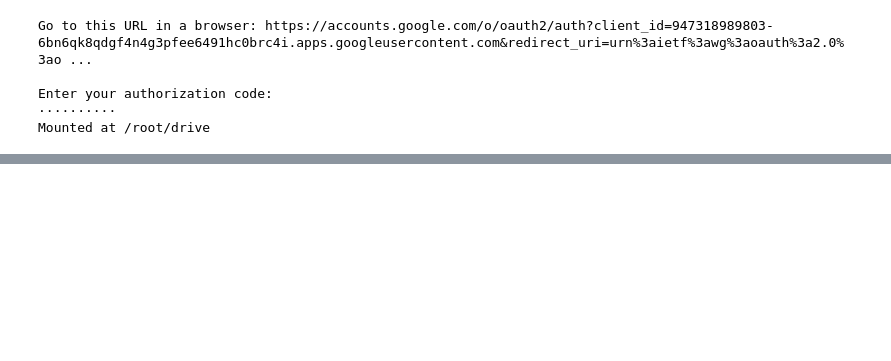
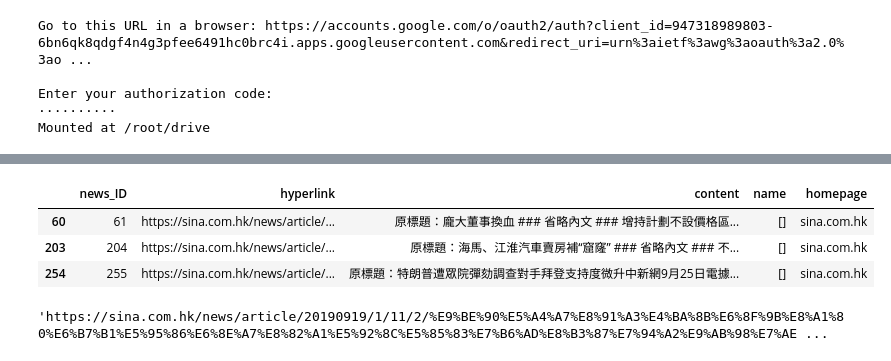
Before and after one commit to ShuYuHuang/nlp4aml, a Jupyter notebook: prep_5kdata_import.ipynb, the cells around one changed output, grey strips where cells are left out. Saved outputs shown, nothing was run; the diff lists cells and outputs as text; code cells hidden in the pictures; blank space fills up the shorter version.

```diff
--- a/prep_5kdata_import.ipynb
+++ b/prep_5kdata_import.ipynb
@@ -51,2 +57,0 @@ def word_seg(x):
-# %%
-data_pd['seg']=data_pd.content.apply(lambda x: word_seg(x))
@@ -57,2 +57,0 @@ SyntaxError: ignored
-# %%
-data_pd['name'][data_pd['name']=='[]']=data_pd['name']
@@ -70,0 +78,9 @@ data_pd['name'][3346][1]
+# %%
+display(data_pd[data_pd['homepage']=='sina.com.hk'][:3])
+display(data_pd['hyperlink'][60])
+# %% [output]
+|  | news_ID | hyperlink | content | name | homepage |
+| 60 | 61 | https://sina.com.hk/news/article/... | 原標題：龐大董事換血 ### 省略內文 ### 增持計劃不設價格區... | [] | sina.com.hk |
+| 203 | 204 | https://sina.com.hk/news/article/... | 原標題：海馬、江淮汽車賣房補“窟窿” ### 省略內文 ### 不... | [] | sina.com.hk |
+| 254 | 255 | https://sina.com.hk/news/article/... | 原標題：特朗普遭眾院彈劾調查對手拜登支持度微升中新網9月25日電據... | [] | sina.com.hk |
+'https://sina.com.hk/news/article/20190919/1/11/2/%E9%BE%90%E5%A4%A7%E8%91%A3%E4%BA%8B%E6%8F%9B%E8%A1%80%E6%B7%B1%E5%95%86%E6%8E%A7%E8%82%A1%E5%92%8C%E5%85%83%E7%B6%AD%E8%B3%87%E7%94%A2%E9%AB%98%E7%AE ...
```
Also changed, not shown: parts of 20 cells of this notebook.
